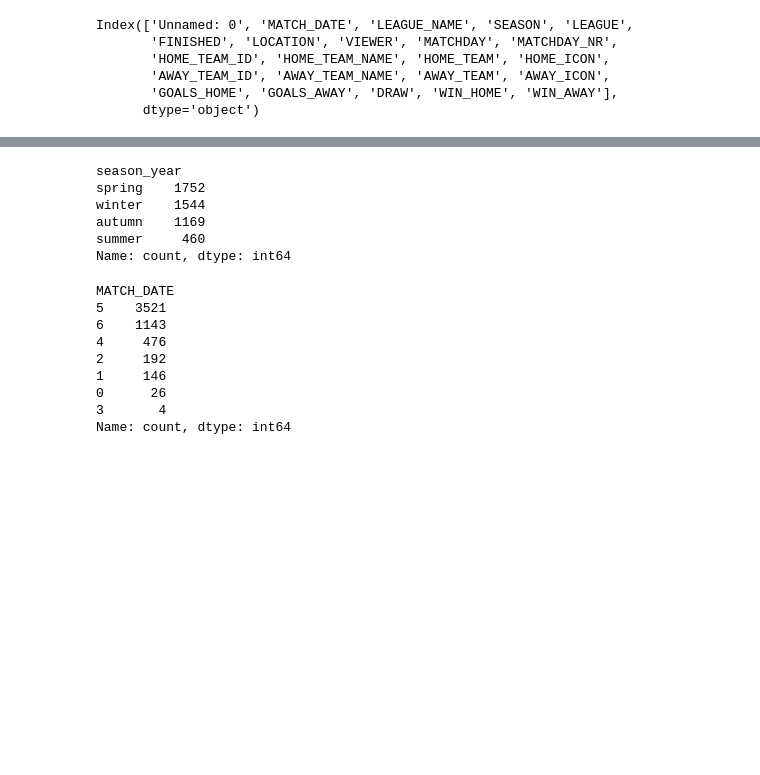
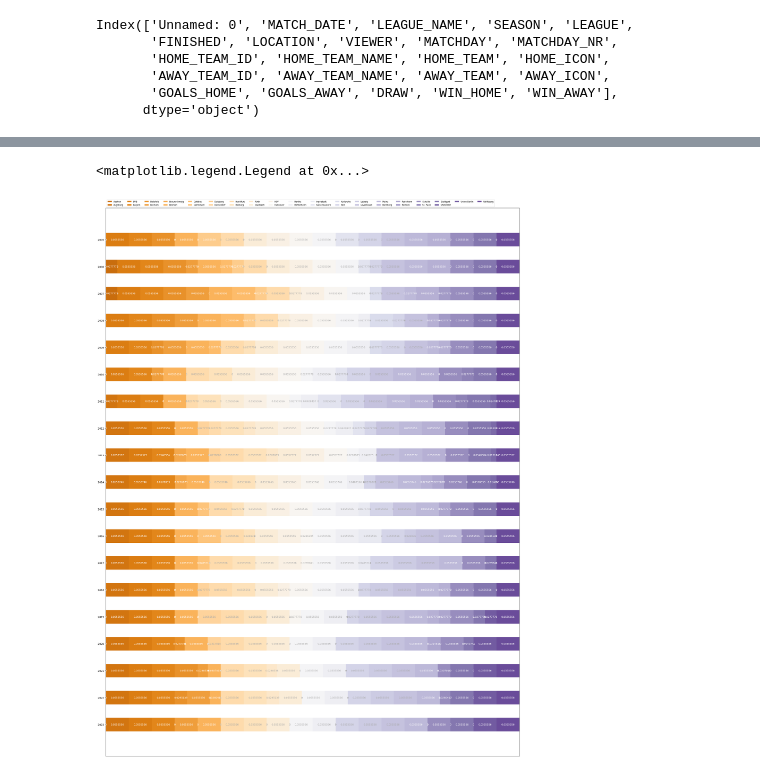
Before and after one commit to ivan-ver/Football_Bundesliga_Seasons, a Jupyter notebook: notebooks/eda.ipynb, the cells around one changed output, grey strips where cells are left out. Drawn from its saved outputs; the diff is of its cells as text; code cells hidden in the pictures; blank space fills up the shorter version.

```diff
--- a/notebooks/eda.ipynb
+++ b/notebooks/eda.ipynb
@@ -98,0 +128,10 @@ Name: count, dtype: int64
+# %%
+winer_num = df.pivot_table(
+    'IS_WIN',
+    index='YEAR',
+    columns='TEAM',
+    aggfunc='count'
+)
+winer_num.fillna(0, inplace=True)
+winer_num.reset_index(inplace=True)
+winer_num.set_index('YEAR', inplace=True)
@@ -99 +149,27 @@ Name: count, dtype: int64
+# %%
+row_sum = winer_num.sum(axis=1)
+winer_num_rel = winer_num.apply(lambda x: x / row_sum)
+# %%
+fig, ax = plt.subplots(figsize=(30, 40))
+ax.invert_yaxis()
+
+labels = list(str(i) for i in winer_num_rel.index)
+data = np.array(list(winer_num_rel.values))
+data_cum = data.cumsum(axis=1)
+category_colors = plt.colormaps['PuOr'](np.linspace(0.15, 0.85, data.shape[1]))
+
+ax.xaxis.set_visible(False)
+ax.set_xlim(0, np.sum(data, axis=1).max())
+
+for i, (colname, color) in enumerate(zip(winer_num_rel.columns, category_colors)):
+    widths = data[:, i]
+    starts = data_cum[:, i] - widths
+    rects = ax.barh(labels, widths, left=starts, height=0.5, label=colname, color=color)
+    r, g, b, _ = color
+    text_color = 'white' if r * g * b < 0.5 else 'darkgrey'
+    ax.bar_label(rects, label_type='center', color=text_color)
+ax.legend(ncols=len(winer_num_rel.index), bbox_to_anchor=(0, 1), loc='lower left', fontsize='small')
+# %% [output]
+<matplotlib.legend.Legend at 0x...>
+[figure, added]
 # %%
@@ -113,21 +187,0 @@ df['season_year'] = df['MATCH_DATE'].apply(set_season_year)
-# %%
-df['season_year'].value_counts()
-# %% [output]
-season_year
-spring    1752
-winter    1544
-autumn    1169
-summer     460
-Name: count, dtype: int64
-# %%
-df['MATCH_DATE'].dt.weekday.value_counts()
-# %% [output]
-MATCH_DATE
-5    3521
-6    1143
-4     476
-2     192
-1     146
-0      26
-3       4
-Name: count, dtype: int64
```
Also changed, not shown: parts of 48 cells of this notebook, 7 other files.
